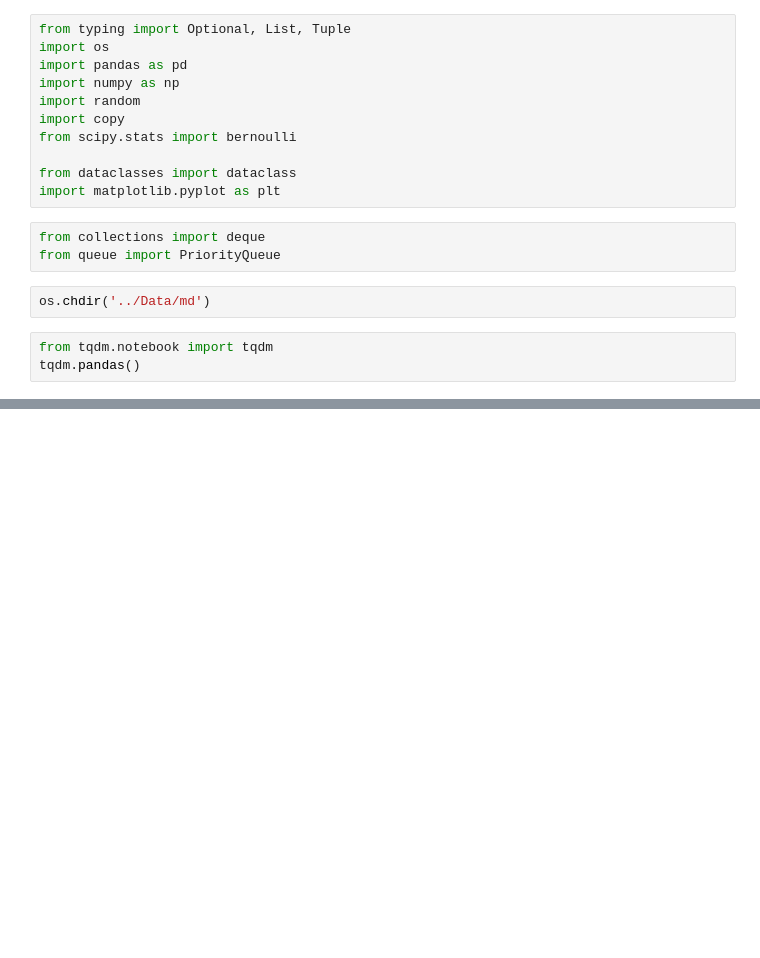
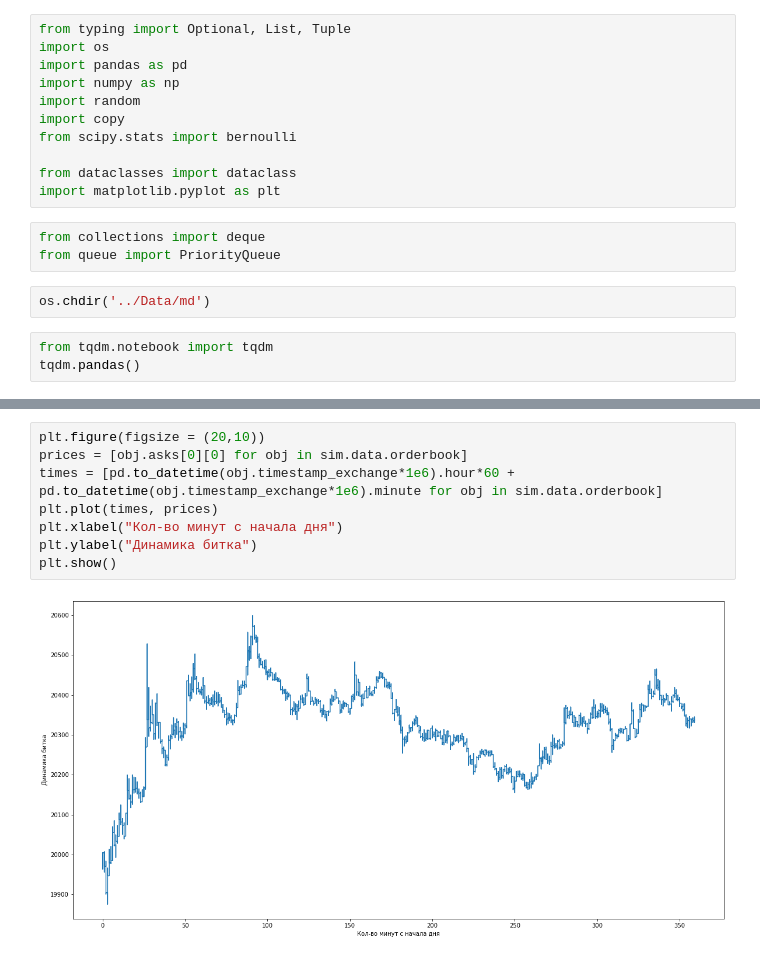
Before and after one commit to Andrlluuk/Market-Making-Optimal-Quoting, a Jupyter notebook: simulator(HW2).ipynb, the cells around one changed output, grey strips where cells are left out. Saved outputs shown, nothing was run; the diff lists cells and outputs as text; blank space fills up the shorter version.

```diff
--- a/simulator(HW2).ipynb
+++ b/simulator(HW2).ipynb
@@ -414 +419,11 @@ plt.plot(strategy.currency_dynamics)
+# %%
+plt.figure(figsize = (20,10))
+prices = [obj.asks[0][0] for obj in sim.data.orderbook]
+times = [pd.to_datetime(obj.timestamp_exchange*1e6).hour*60 + pd.to_datetime(obj.timestamp_exchange*1e6).minute for obj in sim.data.orderbook]
+plt.plot(times, prices)
+plt.xlabel("Кол-во минут с начала дня")
+plt.ylabel("Динамика битка")
+plt.show()
+# %% [output]
+[figure, added]
 # %%
```
Also changed, not shown: parts of 8 cells of this notebook.
